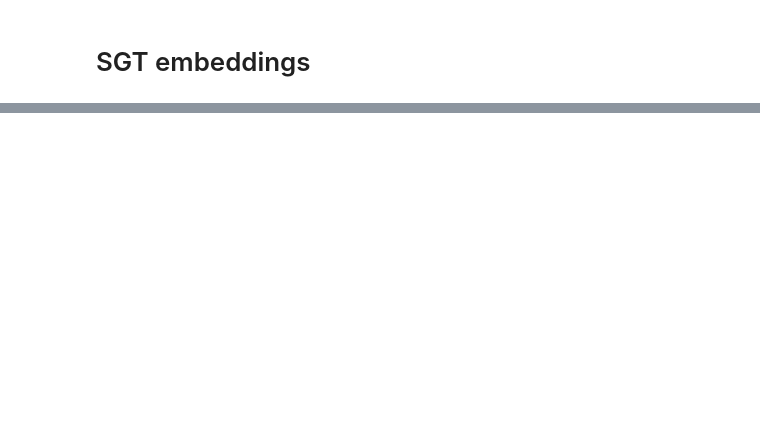
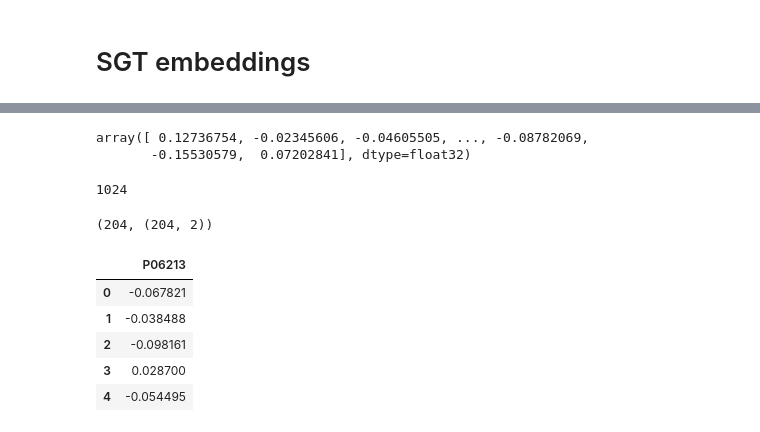
Before and after one commit to AkulAshray/dti_prediciton_project, a Jupyter notebook: Notebooks/embedding.ipynb, the cells around one changed output, grey strips where cells are left out. Drawn from its saved outputs; the diff is of its cells as text; code cells hidden in the pictures; blank space fills up the shorter version.

```diff
--- a/Notebooks/embedding.ipynb
+++ b/Notebooks/embedding.ipynb
@@ -247,0 +85,20 @@ done with 17 indexed sequence
+# %%
+# testing
+seq = 'SEQWENCE' # your amino acid sequence
+embedding = seqvec.embed_sentence(list(seq)) # List-of-Lists with shape [3,L,1024]
+# %%
+protein_embd = torch.tensor(embedding).sum(dim=0).mean(dim=0)
+protein_embd.numpy()
+# %% [output]
+array([ 0.12736754, -0.02345606, -0.04605505, ..., -0.08782069,
+       -0.15530579,  0.07202841], dtype=float32)
+# %%
+len(protein_embd.numpy()) # creates a embed with dimension of 1024
+# %% [output]
+1024
+# %%
+# building embeds for our sequeces
+seqlist = [x for x in sequences.Sequence.values]
+len(seqlist), sequences.shape
+# %% [output]
+(204, (204, 2))
@@ -247,0 +112,10 @@ done with 17 indexed sequence
+# %%
+dfconcat = pd.DataFrame(embed, columns=[sequences['target_id'][0]])
+dfconcat.head()
+# %% [output]
+|  | P06213 |
+| 0 | -0.067821 |
+| 1 | -0.038488 |
+| 2 | -0.098161 |
+| 3 | 0.028700 |
+| 4 | -0.054495 |
```
Also changed, not shown: parts of 69 cells of this notebook, 4 other files.
